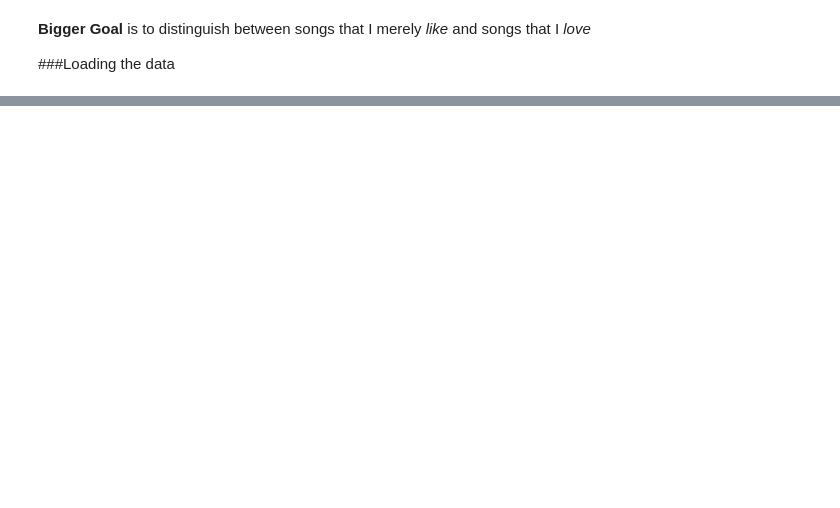
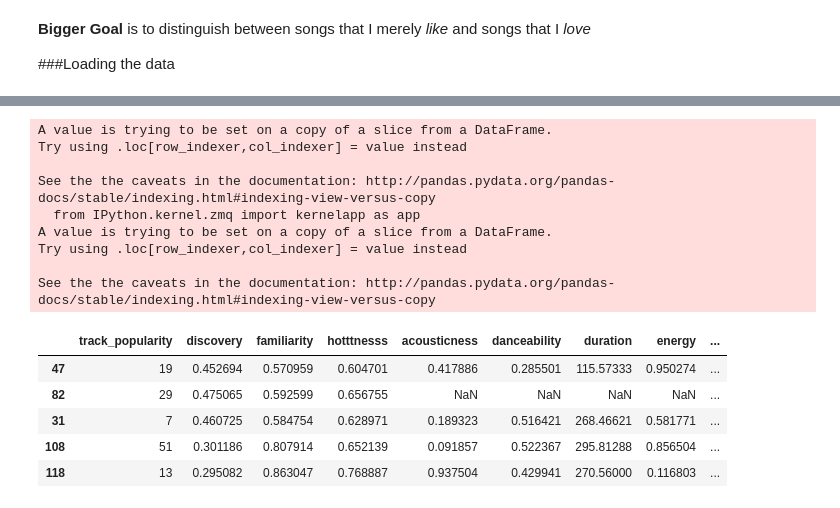
Before and after one commit to goodwordalchemy/echo_nest_love_like, a Jupyter notebook: Exploratory_Anaylsis.ipynb, the cells around one changed output, grey strips where cells are left out. Saved outputs shown, nothing was run; the diff lists cells and outputs as text; code cells hidden in the pictures; blank space fills up the shorter version.

```diff
--- a/Exploratory_Anaylsis.ipynb
+++ b/Exploratory_Anaylsis.ipynb
@@ -42,3 +88,27 @@ for c in relavent_columns:
     plt.figure()
     sns.boxplot(fvs_data[c])
 plt.show()
+# %%
+df1 = favorites[relavent_columns]
+df1['love'] = 1
+df2 = justlike[relavent_columns]
+df2['love'] = 0
+df_all = df1.append(df2, ignore_index=True)
+df_all = df_all.reindex(np.random.permutation(df_all.index))
+df_all.head()
+# %% [output]
+A value is trying to be set on a copy of a slice from a DataFrame.
+Try using .loc[row_indexer,col_indexer] = value instead
+
+See the the caveats in the documentation: http://pandas.pydata.org/pandas-docs/stable/indexing.html#indexing-view-versus-copy
+  from IPython.kernel.zmq import kernelapp as app
+A value is trying to be set on a copy of a slice from a DataFrame.
+Try using .loc[row_indexer,col_indexer] = value instead
+
+See the the caveats in the documentation: http://pandas.pydata.org/pandas-docs/stable/indexing.html#indexing-view-versus-copy
+|  | track_popularity | discovery | familiarity | hotttnesss | acousticness | danceability | duration | energy | ... |
+| 47 | 19 | 0.452694 | 0.570959 | 0.604701 | 0.417886 | 0.285501 | 115.57333 | 0.950274 | ... |
+| 82 | 29 | 0.475065 | 0.592599 | 0.656755 | NaN | NaN | NaN | NaN | ... |
+| 31 | 7 | 0.460725 | 0.584754 | 0.628971 | 0.189323 | 0.516421 | 268.46621 | 0.581771 | ... |
+| 108 | 51 | 0.301186 | 0.807914 | 0.652139 | 0.091857 | 0.522367 | 295.81288 | 0.856504 | ... |
+| 118 | 13 | 0.295082 | 0.863047 | 0.768887 | 0.937504 | 0.429941 | 270.56000 | 0.116803 | ... |
```
Also changed, not shown: parts of 10 cells of this notebook, 9 other files.
